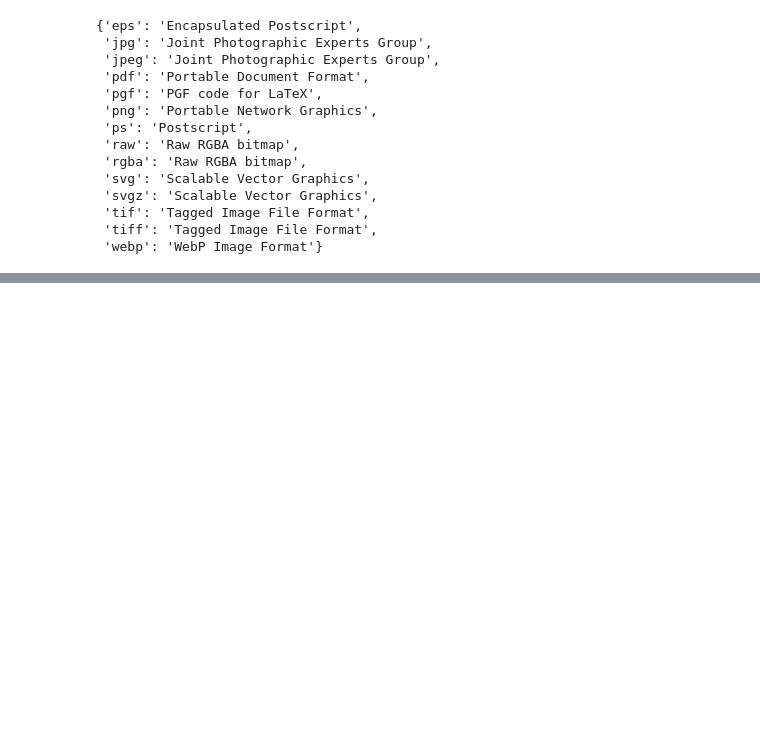
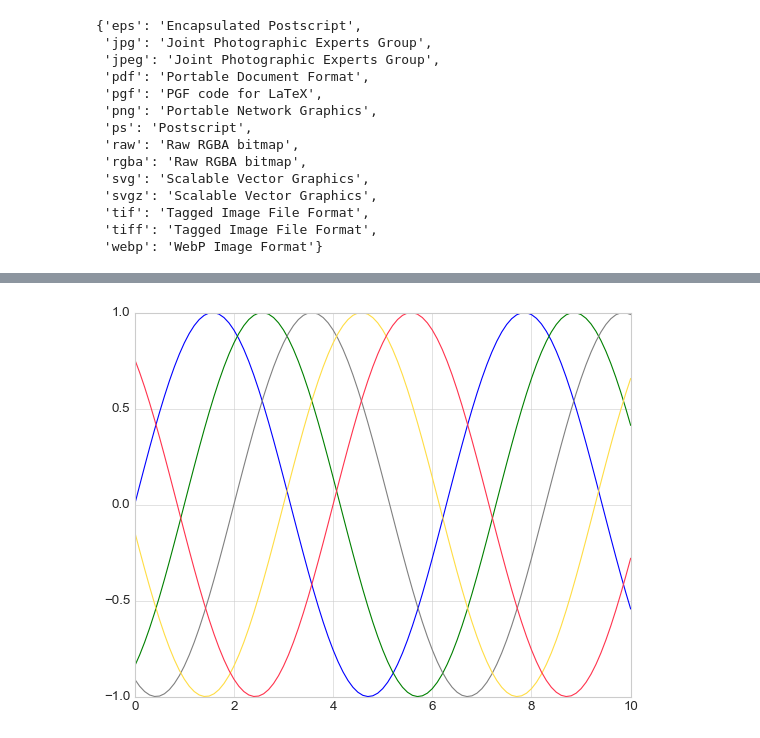
Before and after one commit to tak-jj/TIL, a Jupyter notebook: 2022-10-19/01.Matplotlib.ipynb, the cells around one changed output, grey strips where cells are left out. Cells and saved outputs as stored; diff of their text form; code cells hidden in the pictures; blank space fills up the shorter version.

```diff
--- a/2022-10-19/01.Matplotlib.ipynb
+++ b/2022-10-19/01.Matplotlib.ipynb
@@ -66,0 +90,13 @@ fig.canvas.get_supported_filetypes() #can check supported file types
+# %%
+# Style graph
+
+# Color of line
+plt.plot(x,np.sin(x),color='blue') #use color name
+plt.plot(x,np.sin(x-1),color='g') #use short color code, RGB, CMYK(cyan magenta yellow black), w(white)
+plt.plot(x,np.sin(x-2),color='0.5') #number between 0 to 1, 0 is black and 1 is white
+plt.plot(x,np.sin(x-3),color='#ffdd44') #Hexadecimal rgb code
+plt.plot(x,np.sin(x-4),color=(1.0, 0.2, 0.3)) #other method represent rgb
+
+plt.show()
+# %% [output]
+[figure, added]
```
Also changed, not shown: parts of 15 cells of this notebook, 1 other file.
